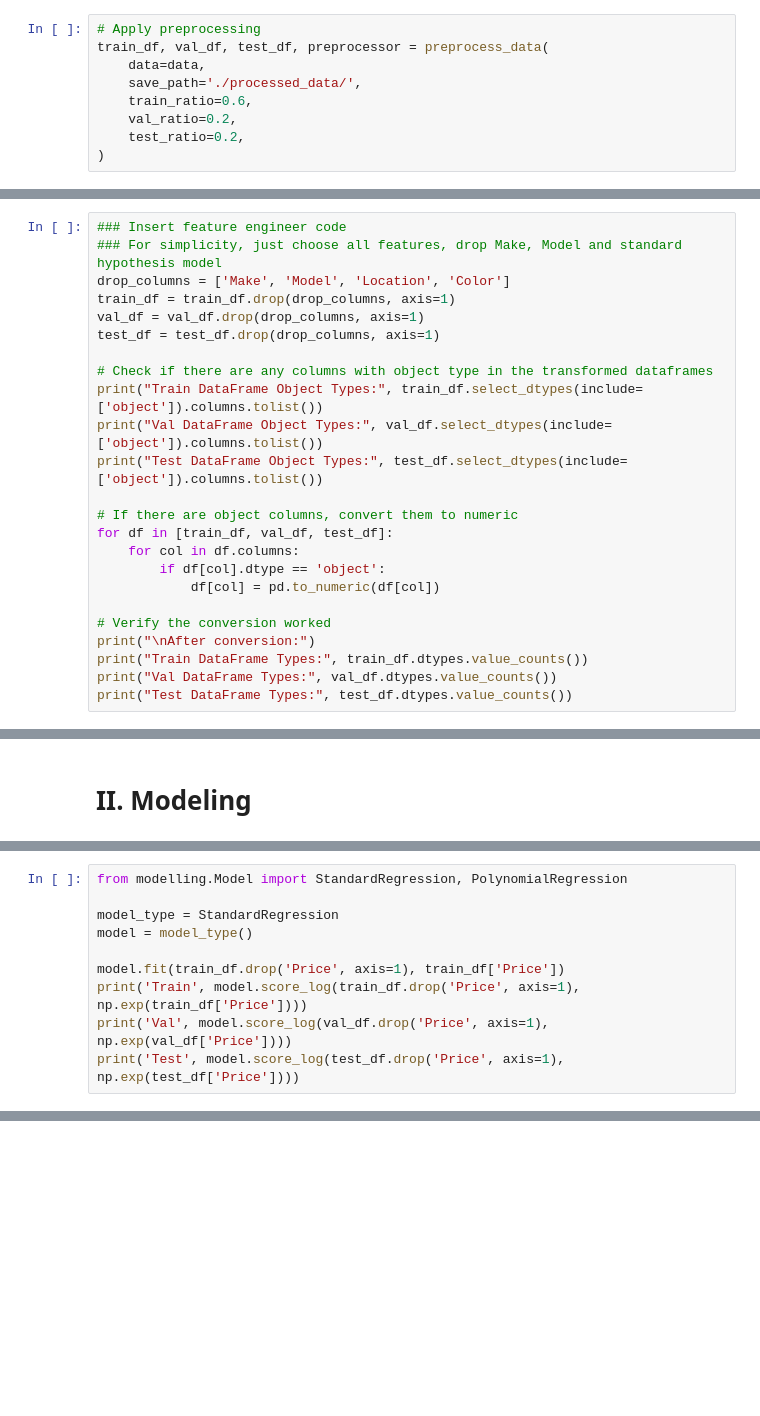
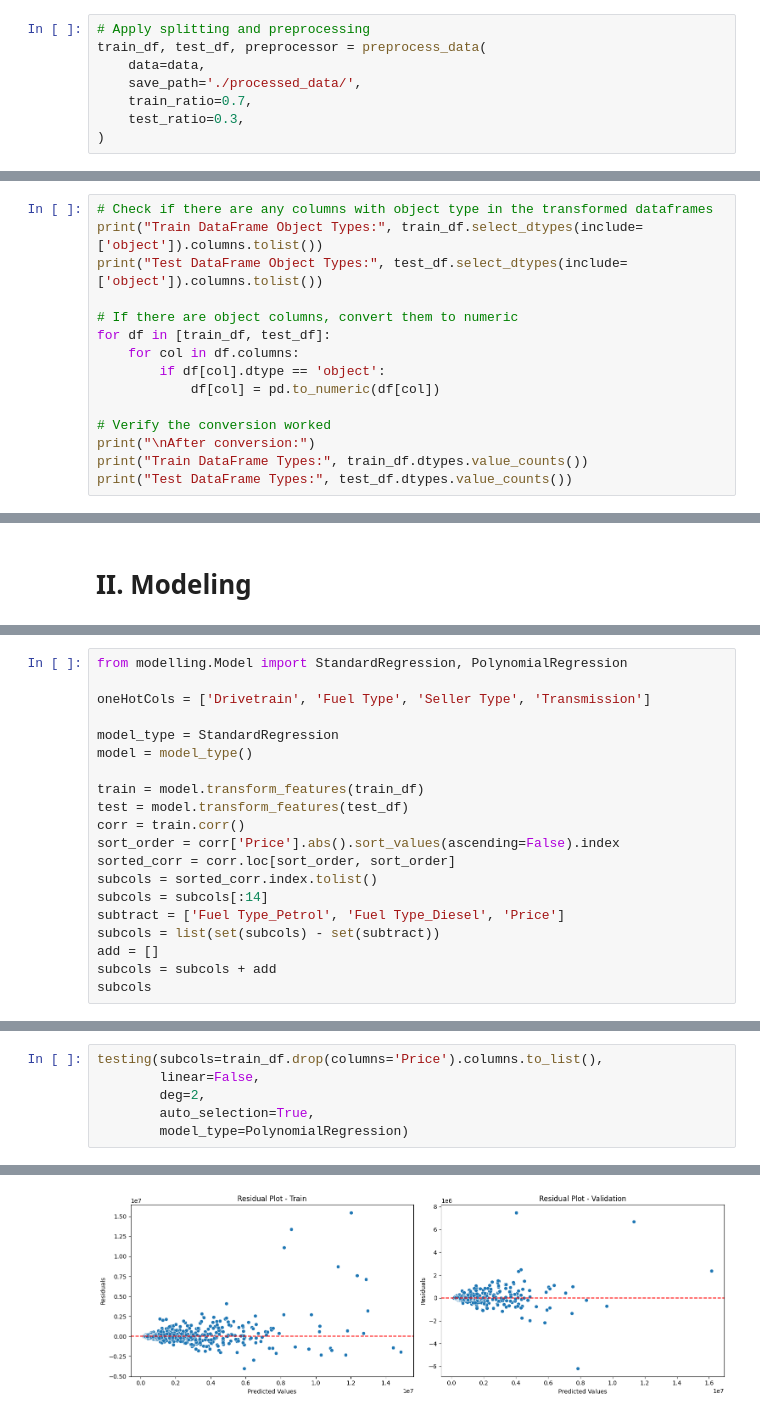
Before and after one commit to p1neapplechoco/LAB1-MML, a Jupyter notebook: preprocess_final.ipynb, the cells around one changed output, grey strips where cells are left out. Cells and saved outputs as stored; diff of their text form; blank space fills up the shorter version.

```diff
--- a/preprocess_final.ipynb
+++ b/preprocess_final.ipynb
@@ -141,9 +102,8 @@ memory usage: 283.2+ KB
 # %%
-# Apply preprocessing
-train_df, val_df, test_df, preprocessor = preprocess_data(
+# Apply splitting and preprocessing
+train_df, test_df, preprocessor = preprocess_data(
     data=data,
     save_path='./processed_data/',
-    train_ratio=0.6,
-    val_ratio=0.2,
-    test_ratio=0.2,
+    train_ratio=0.7,
+    test_ratio=0.3,
 )
@@ -150,18 +112,10 @@ train_df, val_df, test_df, preprocessor = preprocess_data(
 # %%
-### Insert feature engineer code
-### For simplicity, just choose all features, drop Make, Model and standard hypothesis model
-drop_columns = ['Make', 'Model', 'Location', 'Color']
-train_df = train_df.drop(drop_columns, axis=1)
-val_df = val_df.drop(drop_columns, axis=1)
-test_df = test_df.drop(drop_columns, axis=1)
-
 # Check if there are any columns with object type in the transformed dataframes
 print("Train DataFrame Object Types:", train_df.select_dtypes(include=['object']).columns.tolist())
-print("Val DataFrame Object Types:", val_df.select_dtypes(include=['object']).columns.tolist())
 print("Test DataFrame Object Types:", test_df.select_dtypes(include=['object']).columns.tolist())
 
 # If there are object columns, convert them to numeric
-for df in [train_df, val_df, test_df]:
+for df in [train_df, test_df]:
     for col in df.columns:
         if df[col].dtype == 'object':
             df[col] = pd.to_numeric(df[col])
@@ -169,6 +123,5 @@ for df in [train_df, val_df, test_df]:
 # Verify the conversion worked
 print("\nAfter conversion:")
 print("Train DataFrame Types:", train_df.dtypes.value_counts())
-print("Val DataFrame Types:", val_df.dtypes.value_counts())
 print("Test DataFrame Types:", test_df.dtypes.value_counts())
 # %% [output]
@@ -190,11 +140,21 @@ oneHotCols = ['Drivetrain', 'Fuel Type', 'Seller Type', 'Transmission']
 # %%
 from modelling.Model import StandardRegression, PolynomialRegression
+
+oneHotCols = ['Drivetrain', 'Fuel Type', 'Seller Type', 'Transmission']
 
 model_type = StandardRegression
 model = model_type()
 
-model.fit(train_df.drop('Price', axis=1), train_df['Price'])
-print('Train', model.score_log(train_df.drop('Price', axis=1), np.exp(train_df['Price'])))
-print('Val', model.score_log(val_df.drop('Price', axis=1), np.exp(val_df['Price'])))
-print('Test', model.score_log(test_df.drop('Price', axis=1), np.exp(test_df['Price'])))
+train = model.transform_features(train_df)
+test = model.transform_features(test_df)
+corr = train.corr()
+sort_order = corr['Price'].abs().sort_values(ascending=False).index
+sorted_corr = corr.loc[sort_order, sort_order]
+subcols = sorted_corr.index.tolist()
+subcols = subcols[:14]
+subtract = ['Fuel Type_Petrol', 'Fuel Type_Diesel', 'Price']
+subcols = list(set(subcols) - set(subtract))
+add = []
+subcols = subcols + add
+subcols
 # %% [output]
@@ -274,0 +271,7 @@ AttributeError: 'numpy.ndarray' object has no attribute 'select_dtypes'
+# %%
+testing(subcols=train_df.drop(columns='Price').columns.to_list(),
+        linear=False,
+        deg=2,
+        auto_selection=True,
+        model_type=PolynomialRegression)
+# %% [output]
@@ -274,0 +288 @@ AttributeError: 'numpy.ndarray' object has no attribute 'select_dtypes'
+[figure, added]
```
Also changed, not shown: parts of 34 cells of this notebook, 4 other files.
